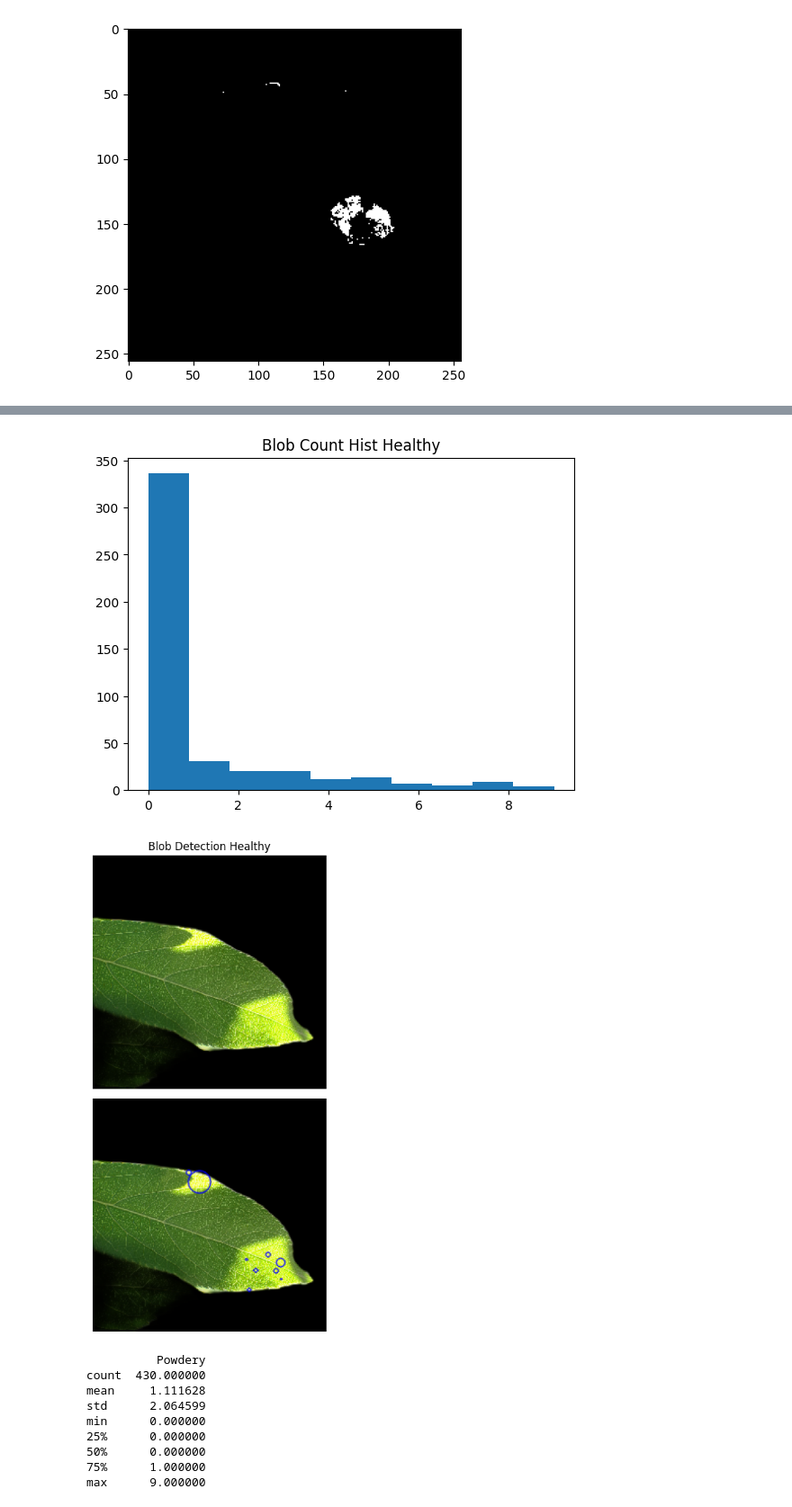
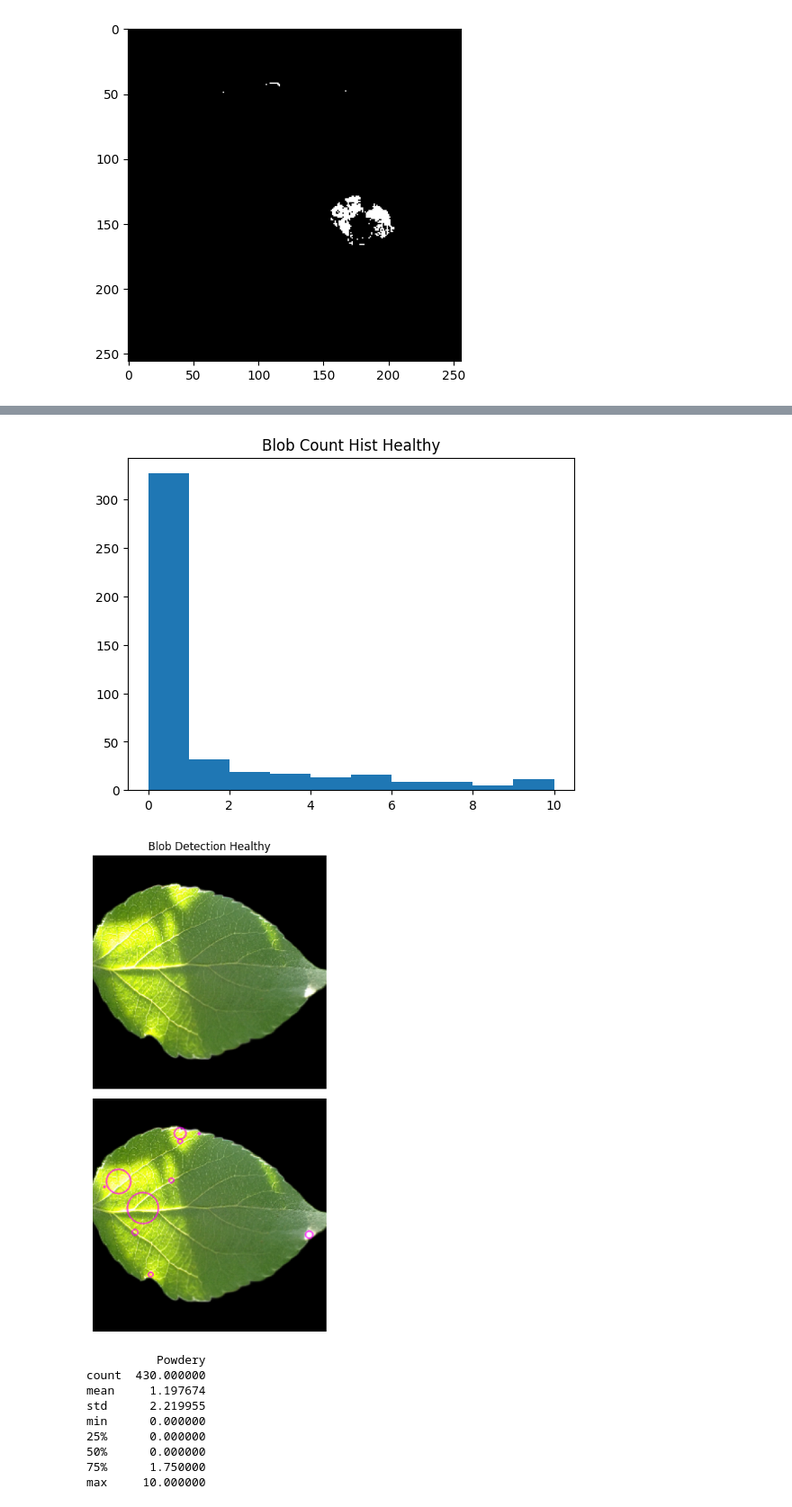
Before and after one commit to kostiak1992/w281-plant-disease-recognition, a Jupyter notebook: blob_counts.ipynb, the cells around one changed output, grey strips where cells are left out. Shown at 90% size. Cells and saved outputs as stored; diff of their text form; code cells hidden in the pictures.

```diff
--- a/blob_counts.ipynb
+++ b/blob_counts.ipynb
@@ -64,4 +63,4 @@ Found 60 files belonging to 3 classes.
 train_images = np.concatenate([np.round(x.numpy()).astype(np.uint8) for x, _ in train])
 train_labels = np.concatenate([y.numpy() for _, y in train])
 # %%
-train_images_processed = np.stack([np.array(remove(image))[:, :, :3] for image in tqdm(train_images[:10], file=sys.stdout)]) #remove alpha channel while we're at it
+train_images_processed = np.stack([np.array(remove(image))[:, :, :3] for image in tqdm(train_images)]) #remove alpha channel
@@ -98,8 +77,7 @@ plt.imshow(train_images_processed[1296][:, :, 0], cmap='gray')
 # %%
 img = train_images_processed[1296].copy()
 
-img_uint8 = np.clip(img * 255, 0, 255).astype(np.uint8)
-gray_img = img_uint8[:, :, 0]
+gray_img = img[:, :, 0]
 flat = gray_img.flatten()
 
 threshold = np.quantile(flat, 0.98)
@@ -129,19 +107,19 @@ detector = cv2.SimpleBlobDetector_create(params)
 blobs = detector.detect(rounded_gray_image)
 print(len(blobs))
 
-output = img_uint8.copy()
+output = img.copy()
 output_with_blobs = cv2.drawKeypoints(
     output,
     blobs,
     np.array([]),
-    (0,0,255),
+    (255,0,255),
     cv2.DRAW_MATCHES_FLAGS_DRAW_RICH_KEYPOINTS
 )
 
 
 fig, axs = plt.subplots(2, 1, figsize=(12,8))
 axs[0].set_title("Blob Detection ")
-axs[0].imshow(img_uint8)
+axs[0].imshow(img)
 axs[0].axis('off')
 
 axs[1].imshow(cv2.cvtColor(output_with_blobs, cv2.COLOR_BGR2RGB))
@@ -162,10 +140,8 @@ def count_blobs(images, params, soft_percentile, hard_percentile, cutoff_percent
 
     for i in range(len(images)):
         img = images[i].copy()
-        img_uint8 = np.clip(img * 255, 0, 255).astype(np.uint8)
 
-        #gray_img = cv2.cvtColor(img_uint8, cv2.COLOR_RGB2GRAY)
-        gray_img = img_uint8[:, :, 0]
+        gray_img = img[:, :, 0]
         flat = gray_img.flatten()
 
         threshold = np.quantile(flat, soft_percentile)
@@ -231,10 +207,8 @@ for i, label in enumerate(['Healthy', 'Powdery', 'Rust']):
     #plot case with most circles per class
     image = filt_images[np.argmax(filt_data)].copy() #find max count image
 
-    img_uint8 = np.clip(image * 255, 0, 255).astype(np.uint8)
-
     #gray_img = cv2.cvtColor(img_uint8, cv2.COLOR_RGB2GRAY)
-    gray_img = img_uint8[:, :, 0]
+    gray_img = image[:, :, 0]
     flat = gray_img.flatten()
 
     threshold = np.quantile(flat, 0.98)
@@ -246,19 +220,19 @@ for i, label in enumerate(['Healthy', 'Powdery', 'Rust']):
     detector = cv2.SimpleBlobDetector_create(params)
     blobs = detector.detect(rounded_gray_image)
 
-    output = img_uint8.copy()
+    output = image.copy()
     output_with_blobs = cv2.drawKeypoints(
         output,
         blobs,
         np.array([]),
-        (0,0,255),
+        (255,0,255),
         cv2.DRAW_MATCHES_FLAGS_DRAW_RICH_KEYPOINTS
     )
 
 
     fig, axs = plt.subplots(2, 1, figsize=(12,8))
     axs[0].set_title("Blob Detection " + label)
-    axs[0].imshow(img_uint8)
+    axs[0].imshow(image)
     axs[0].axis('off')
 
     axs[1].imshow(cv2.cvtColor(output_with_blobs, cv2.COLOR_BGR2RGB))
@@ -280,11 +254,11 @@ max      9.000000
-[figure, old version]
+[figure, new version]
-[figure, old version]
+[figure, new version]
           Powdery
 count  430.000000
-mean     1.111628
-std      2.064599
+mean     1.197674
+std      2.219955
 min      0.000000
 25%      0.000000
 50%      0.000000
-75%      1.000000
-max      9.000000
+75%      1.750000
+max     10.000000
```
Also changed, not shown: parts of 7 cells of this notebook.
